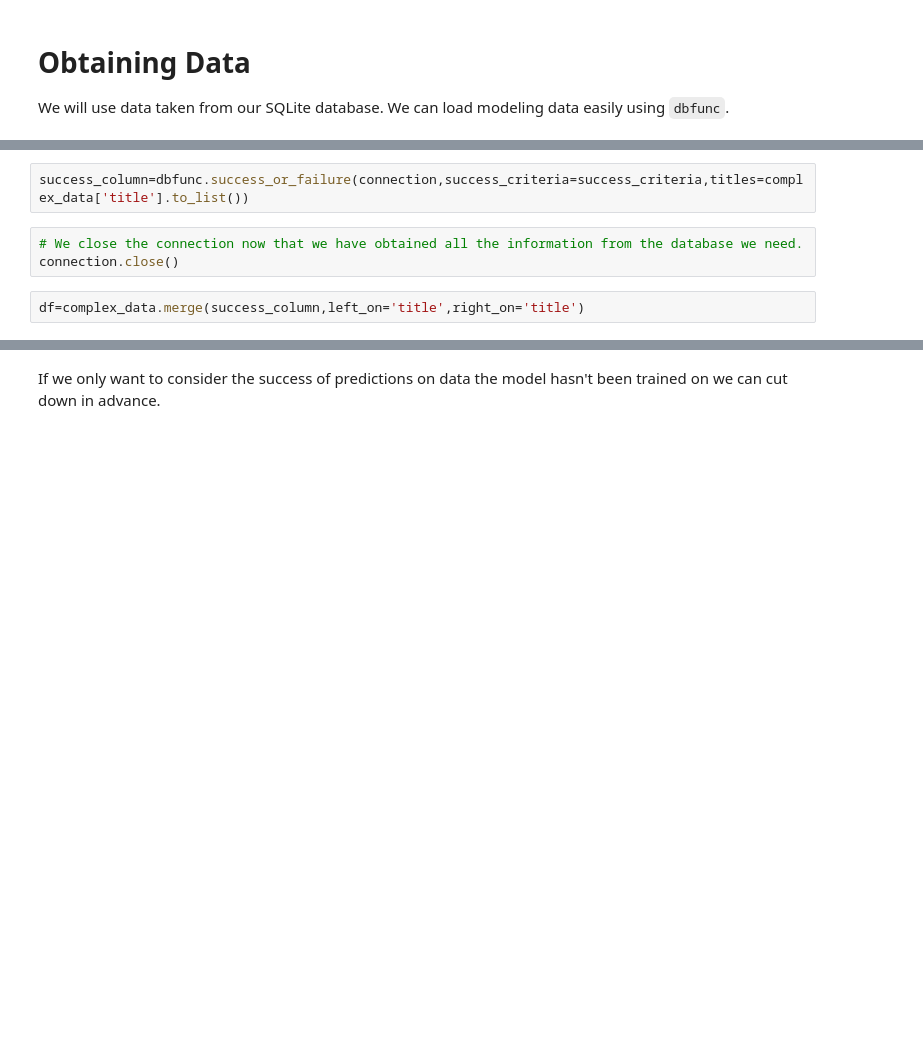
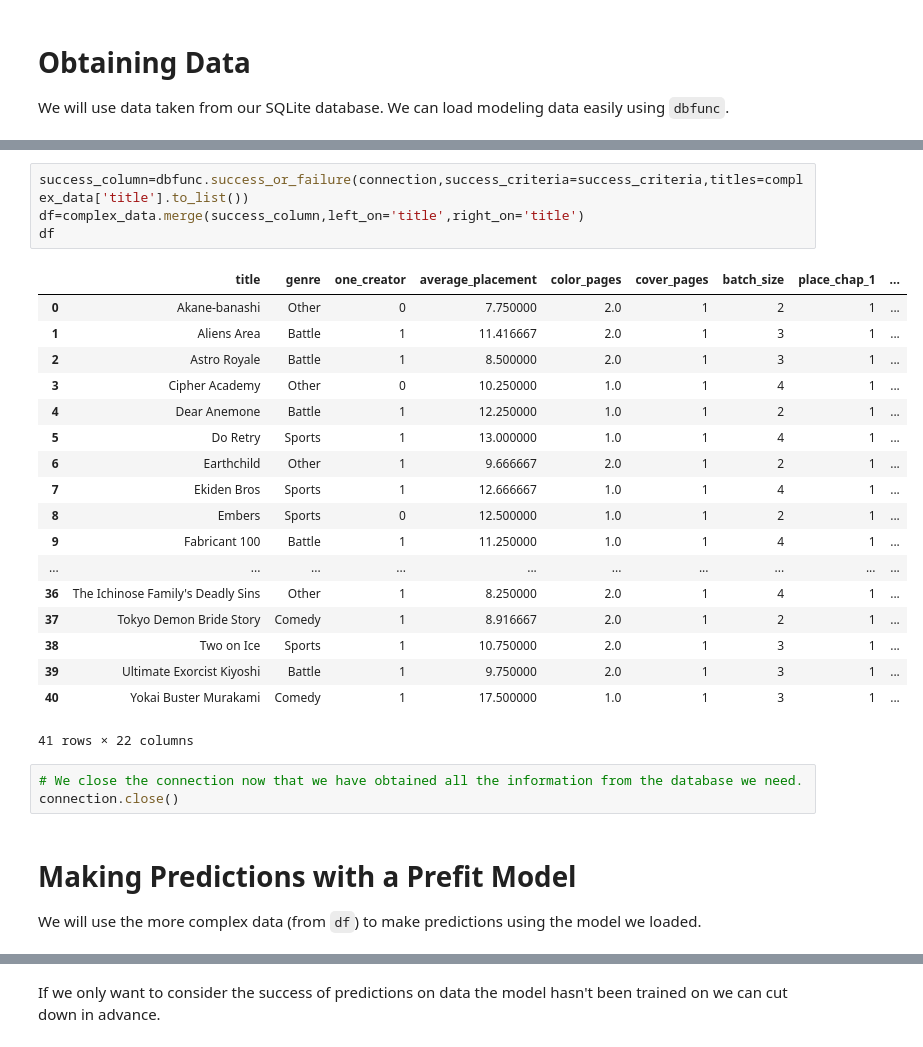
Before and after one commit to DevinGent/shonen-jump-sql, a Jupyter notebook: model_testing.ipynb, the cells around one changed output, grey strips where cells are left out. Saved outputs shown, nothing was run; the diff lists cells and outputs as text; blank space fills up the shorter version.

```diff
--- a/model_testing.ipynb
+++ b/model_testing.ipynb
@@ -135,10 +268,33 @@ complex_data
 # %%
 success_column=dbfunc.success_or_failure(connection,success_criteria=success_criteria,titles=complex_data['title'].to_list())
+df=complex_data.merge(success_column,left_on='title',right_on='title')
+df
+# %% [output]
+|  | title | genre | one_creator | average_placement | color_pages | cover_pages | batch_size | place_chap_1 | ... |
+| 0 | Akane-banashi | Other | 0 | 7.750000 | 2.0 | 1 | 2 | 1 | ... |
+| 1 | Aliens Area | Battle | 1 | 11.416667 | 2.0 | 1 | 3 | 1 | ... |
+| 2 | Astro Royale | Battle | 1 | 8.500000 | 2.0 | 1 | 3 | 1 | ... |
+| 3 | Cipher Academy | Other | 0 | 10.250000 | 1.0 | 1 | 4 | 1 | ... |
+| 4 | Dear Anemone | Battle | 1 | 12.250000 | 1.0 | 1 | 2 | 1 | ... |
+| 5 | Do Retry | Sports | 1 | 13.000000 | 1.0 | 1 | 4 | 1 | ... |
+| 6 | Earthchild | Other | 1 | 9.666667 | 2.0 | 1 | 2 | 1 | ... |
+| 7 | Ekiden Bros | Sports | 1 | 12.666667 | 1.0 | 1 | 4 | 1 | ... |
+| 8 | Embers | Sports | 0 | 12.500000 | 1.0 | 1 | 2 | 1 | ... |
+| 9 | Fabricant 100 | Battle | 1 | 11.250000 | 1.0 | 1 | 4 | 1 | ... |
+| ... | ... | ... | ... | ... | ... | ... | ... | ... | ... |
+| 36 | The Ichinose Family's Deadly Sins | Other | 1 | 8.250000 | 2.0 | 1 | 4 | 1 | ... |
+| 37 | Tokyo Demon Bride Story | Comedy | 1 | 8.916667 | 2.0 | 1 | 2 | 1 | ... |
+| 38 | Two on Ice | Sports | 1 | 10.750000 | 2.0 | 1 | 3 | 1 | ... |
+| 39 | Ultimate Exorcist Kiyoshi | Battle | 1 | 9.750000 | 2.0 | 1 | 3 | 1 | ... |
+| 40 | Yokai Buster Murakami | Comedy | 1 | 17.500000 | 1.0 | 1 | 3 | 1 | ... |
+41 rows × 22 columns
 # %%
 # We close the connection now that we have obtained all the information from the database we need.
 connection.close()
-# %%
-df=complex_data.merge(success_column,left_on='title',right_on='title')
+# %% [markdown]
+# Making Predictions with a Prefit Model
+
+We will use the more complex data (from `df`) to make predictions using the model we loaded.
 # %%
 df.info()
 # %% [output]
```
Also changed, not shown: parts of 48 cells of this notebook, 5 other files.
